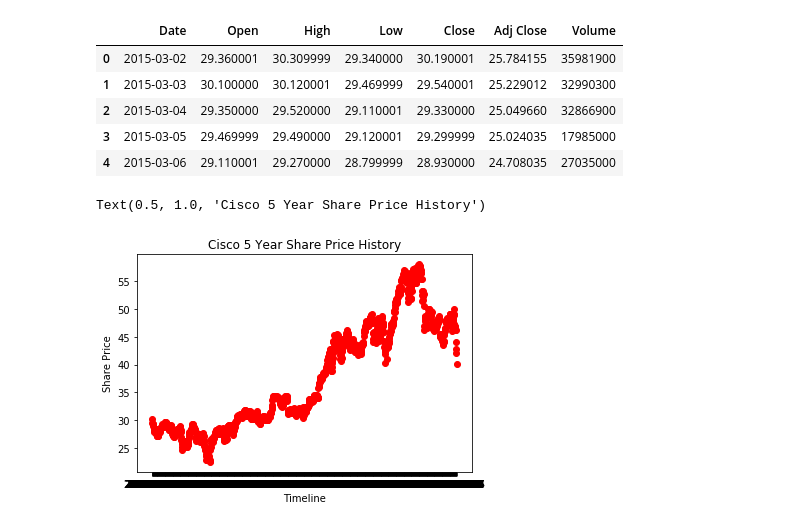
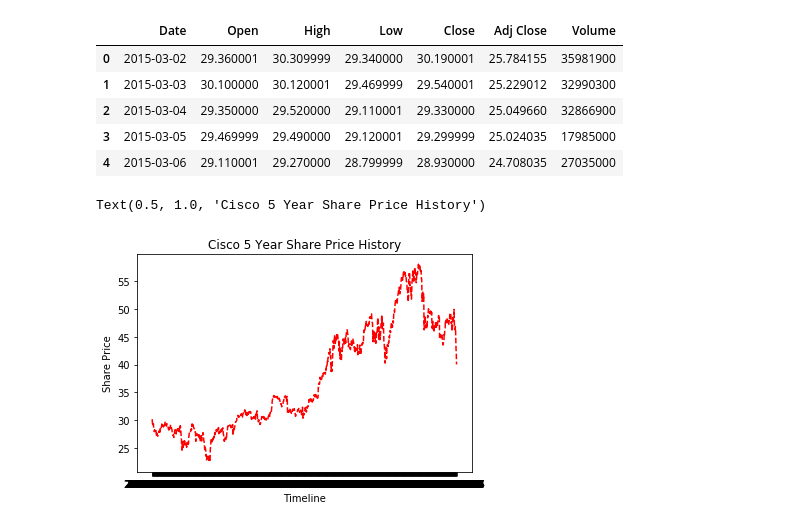
Before and after one commit to srmk1/learn-ml-hands-on, a Jupyter notebook: python/matplotlib.ipynb, the cells around one changed output. Cells and saved outputs as stored; diff of their text form; code cells hidden in the pictures.

```diff
--- a/python/matplotlib.ipynb
+++ b/python/matplotlib.ipynb
@@ -13,7 +13,7 @@ import matplotlib.pyplot as plt
 %matplotlib inline
 # %%
 #URL for wikipedia link
-df_cisco_daily = pd.read_csv('CSCO.csv')
+df_cisco_daily = pd.read_csv('../data-csv/csv-files/CSCO.csv')
 df_cisco_daily.head()
 # %% [output]
 |  | Date | Open | High | Low | Close | Adj Close | Volume |
@@ -25,19 +25,19 @@ df_cisco_daily.head()
 # %%
 #Lets plot Cisco Share Price movement over last five year
 #With Date on x-axis and Share-price on y-axis
 #plt.plot(df_cisco_daily['Date'],df_cisco_daily['Close'],'g')
 
 #Experiment with last parameter 'r', 'r-', 'r--', 'r*'
-plt.plot(df_cisco_daily['Date'],df_cisco_daily['Close'],'ro')
+plt.plot(df_cisco_daily['Date'],df_cisco_daily['Close'],'r--')
 
 #Label the x and y-axis
 plt.xlabel('Timeline')
 plt.ylabel('Share Price')
 
 #Set the title of the plot
 plt.title('Cisco 5 Year Share Price History')
 
 #plt.show() not required since we have %matplotlib.inline
 # %% [output]
 Text(0.5, 1.0, 'Cisco 5 Year Share Price History')
-[figure, old version]
+[figure, new version]
```
Also changed, not shown: parts of 14 cells of this notebook, 6 other files.
